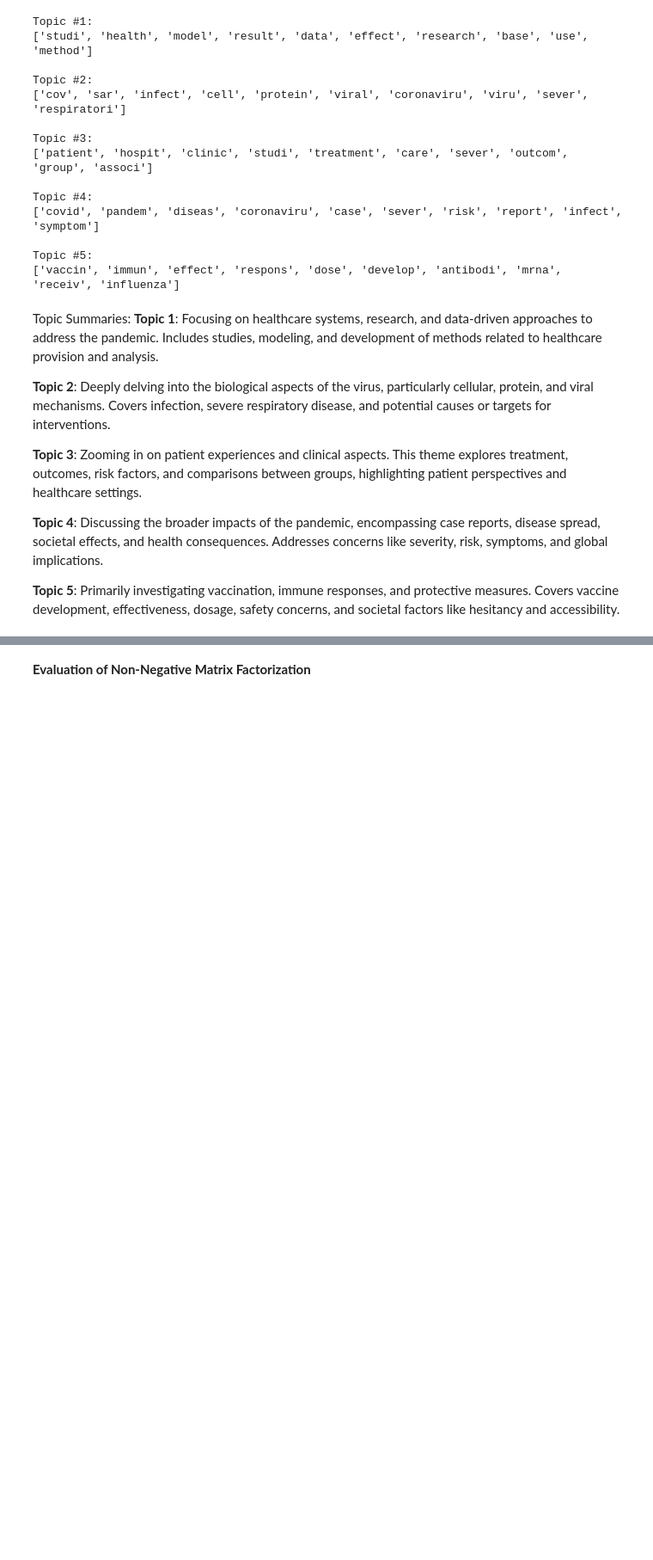
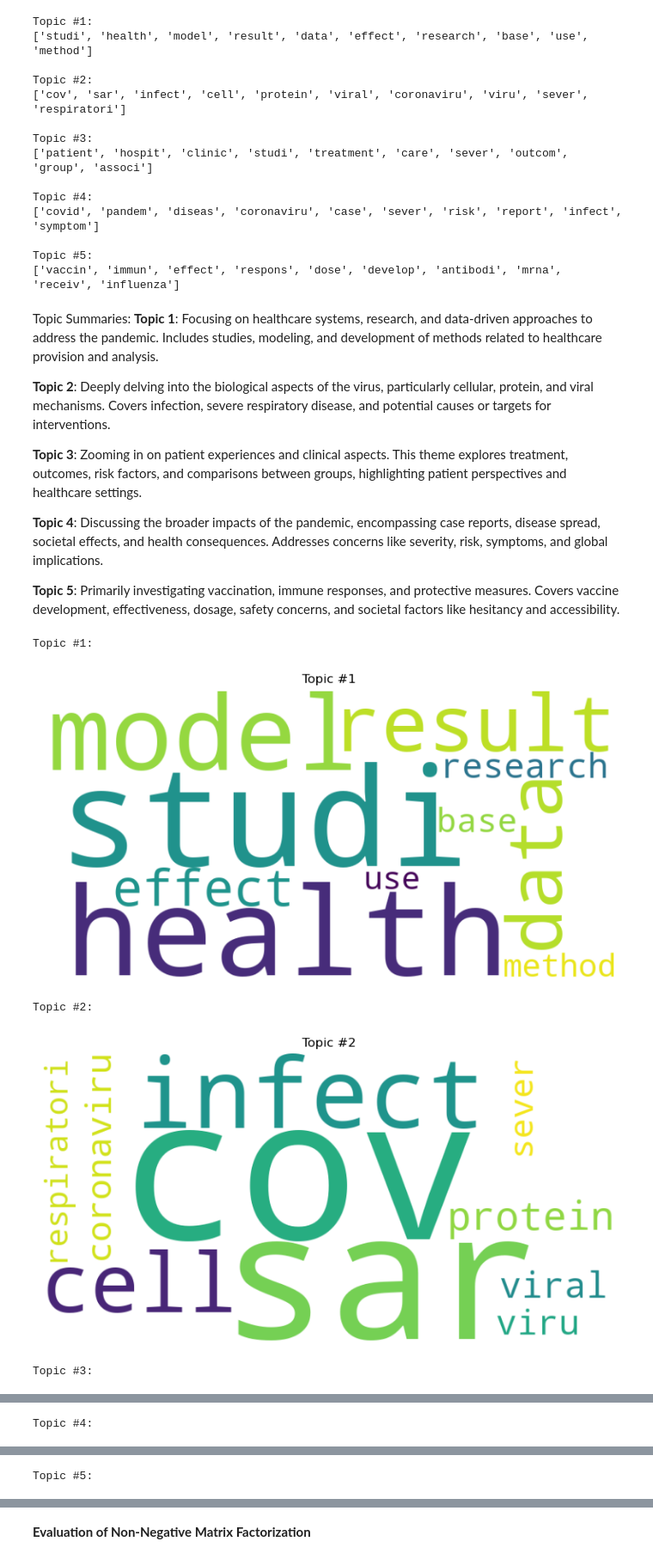
Before and after one commit to patricotyrell/NLP-Topic-Modeling, a Jupyter notebook: NLP - Modeling.ipynb, the cells around one changed output, grey strips where cells are left out. Shown at 86% size. Saved outputs shown, nothing was run; the diff lists cells and outputs as text; code cells hidden in the pictures; blank space fills up the shorter version.

```diff
--- a/NLP - Modeling.ipynb
+++ b/NLP - Modeling.ipynb
@@ -359,3 +365,25 @@ Topic Summaries:
 **Topic 4**: Discussing the broader impacts of the pandemic, encompassing case reports, disease spread, societal effects, and health consequences. Addresses concerns like severity, risk, symptoms, and global implications.
 
 **Topic 5**: Primarily investigating vaccination, immune responses, and protective measures. Covers vaccine development, effectiveness, dosage, safety concerns, and societal factors like hesitancy and accessibility.
+# %%
+import warnings
+warnings.filterwarnings("ignore")
+
+
+for topic_idx, topic in enumerate(nmf_model_abstract.components_):
+    print(f"Topic #{topic_idx + 1}:")
+    top_words = {feature_names_abstract[i]: topic[i] for i in topic.argsort()[:-num_top_words - 1:-1]}
+
+    wordcloud = WordCloud(width=800, height=400, background_color='white').generate_from_frequencies(top_words)
+
+    plt.figure(figsize=(10, 5))
+    plt.imshow(wordcloud, interpolation='bilinear')
+    plt.axis('off')
+    plt.title(f'Topic #{topic_idx + 1}')
+    plt.show()
+# %% [output]
+Topic #1:
+[figure, added]
+Topic #2:
+[figure, added]
+Topic #3:
@@ -361,0 +391 @@ Topic Summaries:
+Topic #4:
@@ -361,0 +393 @@ Topic Summaries:
+Topic #5:
```
Also changed, not shown: parts of 5 cells of this notebook.
